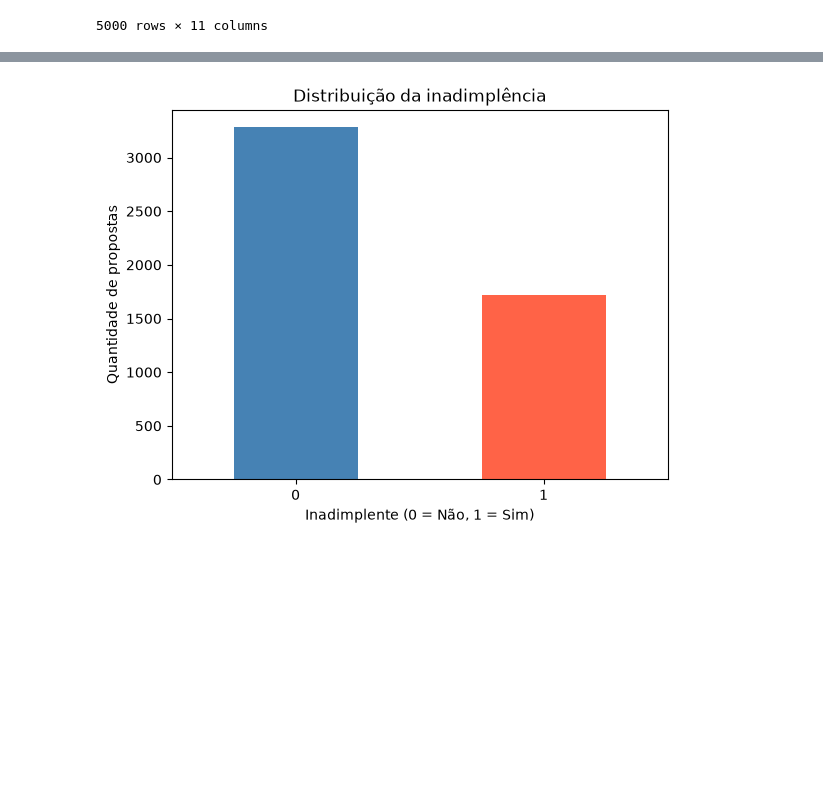
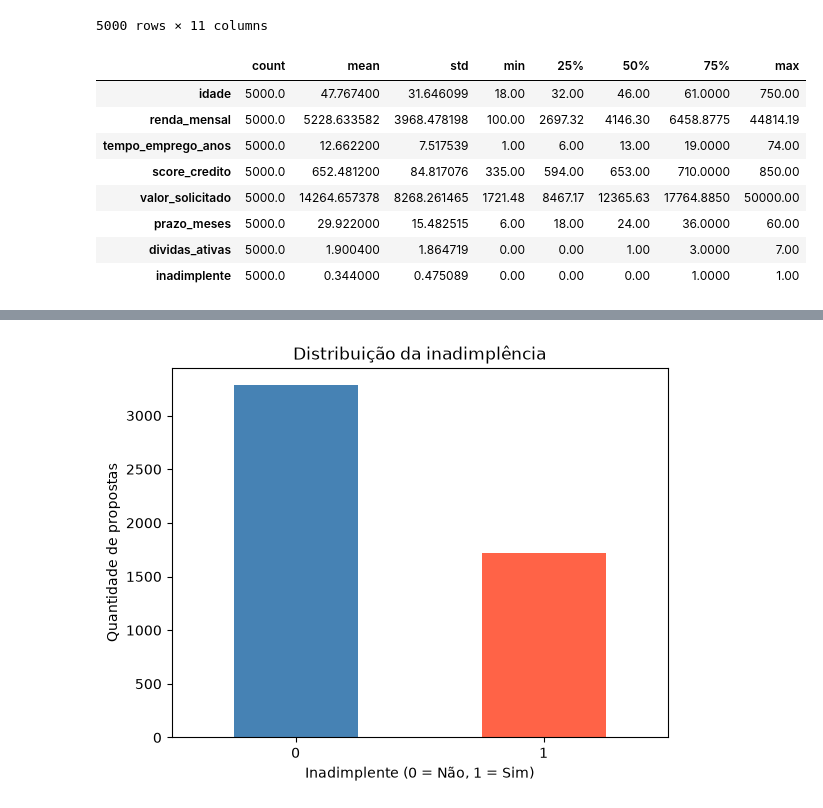
Before and after one commit to dinizjr/Trilha-IA, a Jupyter notebook: Analise-Credito/AnaliseCredito.ipynb, the cells around one changed output, grey strips where cells are left out. Drawn from its saved outputs; the diff is of its cells as text; code cells hidden in the pictures; blank space fills up the shorter version.

```diff
--- a/Analise-Credito/AnaliseCredito.ipynb
+++ b/Analise-Credito/AnaliseCredito.ipynb
@@ -32,3 +32,15 @@ df
 | 4998 | 19 | AP | Ensino Superior | 14709.61 | 4 | 766 | 10617.90 | ... |
 | 4999 | 73 | DF | Ensino Superior | 19949.63 | 7 | 737 | 13310.61 | ... |
 5000 rows × 11 columns
+# %%
+display(df.describe().T)#Transpose
+# %% [output]
+|  | count | mean | std | min | 25% | 50% | 75% | max |
+| idade | 5000.0 | 47.767400 | 31.646099 | 18.00 | 32.00 | 46.00 | 61.0000 | 750.00 |
+| renda_mensal | 5000.0 | 5228.633582 | 3968.478198 | 100.00 | 2697.32 | 4146.30 | 6458.8775 | 44814.19 |
+| tempo_emprego_anos | 5000.0 | 12.662200 | 7.517539 | 1.00 | 6.00 | 13.00 | 19.0000 | 74.00 |
+| score_credito | 5000.0 | 652.481200 | 84.817076 | 335.00 | 594.00 | 653.00 | 710.0000 | 850.00 |
+| valor_solicitado | 5000.0 | 14264.657378 | 8268.261465 | 1721.48 | 8467.17 | 12365.63 | 17764.8850 | 50000.00 |
+| prazo_meses | 5000.0 | 29.922000 | 15.482515 | 6.00 | 18.00 | 24.00 | 36.0000 | 60.00 |
+| dividas_ativas | 5000.0 | 1.900400 | 1.864719 | 0.00 | 0.00 | 1.00 | 3.0000 | 7.00 |
+| inadimplente | 5000.0 | 0.344000 | 0.475089 | 0.00 | 0.00 | 0.00 | 1.0000 | 1.00 |
```
Also changed, not shown: parts of 7 cells of this notebook.
